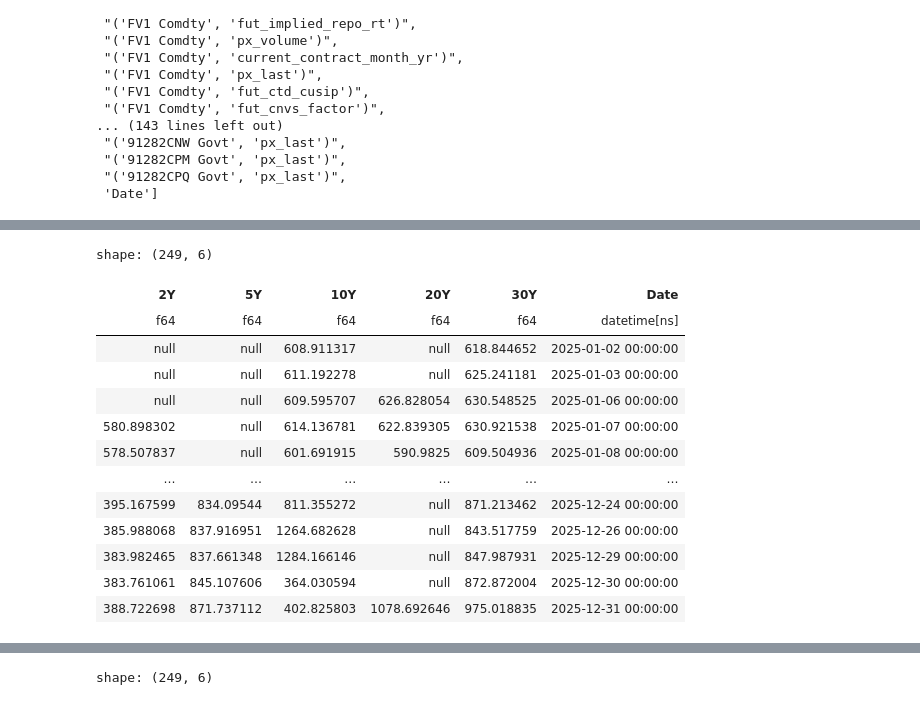
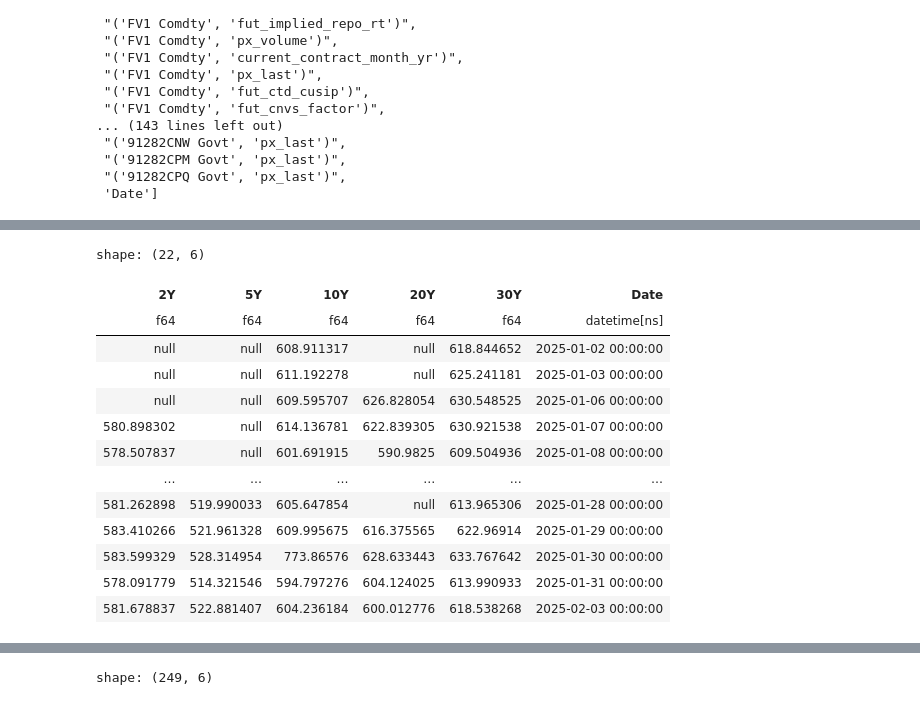
Before and after one commit to maxz073/p10_Siriwardane_et_al_2026, a Jupyter notebook: src/check.ipynb, the cells around one changed output, grey strips where cells are left out. Cells and saved outputs as stored; diff of their text form; code cells hidden in the pictures.

```diff
--- a/src/check.ipynb
+++ b/src/check.ipynb
@@ -128,19 +175,19 @@ shape: (86_455, 18)
 # Implied repo from calc_spread.py (first deferred contract, volume > 0)
 df_irr = pl.read_parquet("../data_manual/implied_repo_first_deferred.parquet")
 # %%
-df_irr
+df_irr.head(22)
 # %% [output]
-shape: (249, 6)
+shape: (22, 6)
 | 2Y | 5Y | 10Y | 20Y | 30Y | Date |
 | f64 | f64 | f64 | f64 | f64 | datetime[ns] |
 | null | null | 608.911317 | null | 618.844652 | 2025-01-02 00:00:00 |
 | null | null | 611.192278 | null | 625.241181 | 2025-01-03 00:00:00 |
 | null | null | 609.595707 | 626.828054 | 630.548525 | 2025-01-06 00:00:00 |
 | 580.898302 | null | 614.136781 | 622.839305 | 630.921538 | 2025-01-07 00:00:00 |
 | 578.507837 | null | 601.691915 | 590.9825 | 609.504936 | 2025-01-08 00:00:00 |
 | … | … | … | … | … | … |
-| 395.167599 | 834.09544 | 811.355272 | null | 871.213462 | 2025-12-24 00:00:00 |
-| 385.988068 | 837.916951 | 1264.682628 | null | 843.517759 | 2025-12-26 00:00:00 |
-| 383.982465 | 837.661348 | 1284.166146 | null | 847.987931 | 2025-12-29 00:00:00 |
-| 383.761061 | 845.107606 | 364.030594 | null | 872.872004 | 2025-12-30 00:00:00 |
-| 388.722698 | 871.737112 | 402.825803 | 1078.692646 | 975.018835 | 2025-12-31 00:00:00 |
+| 581.262898 | 519.990033 | 605.647854 | null | 613.965306 | 2025-01-28 00:00:00 |
+| 583.410266 | 521.961328 | 609.995675 | 616.375565 | 622.96914 | 2025-01-29 00:00:00 |
+| 583.599329 | 528.314954 | 773.86576 | 628.633443 | 633.767642 | 2025-01-30 00:00:00 |
+| 578.091779 | 514.321546 | 594.797276 | 604.124025 | 613.990933 | 2025-01-31 00:00:00 |
+| 581.678837 | 522.881407 | 604.236184 | 600.012776 | 618.538268 | 2025-02-03 00:00:00 |
```
Also changed, not shown: parts of 6 cells of this notebook, 1 other file.
